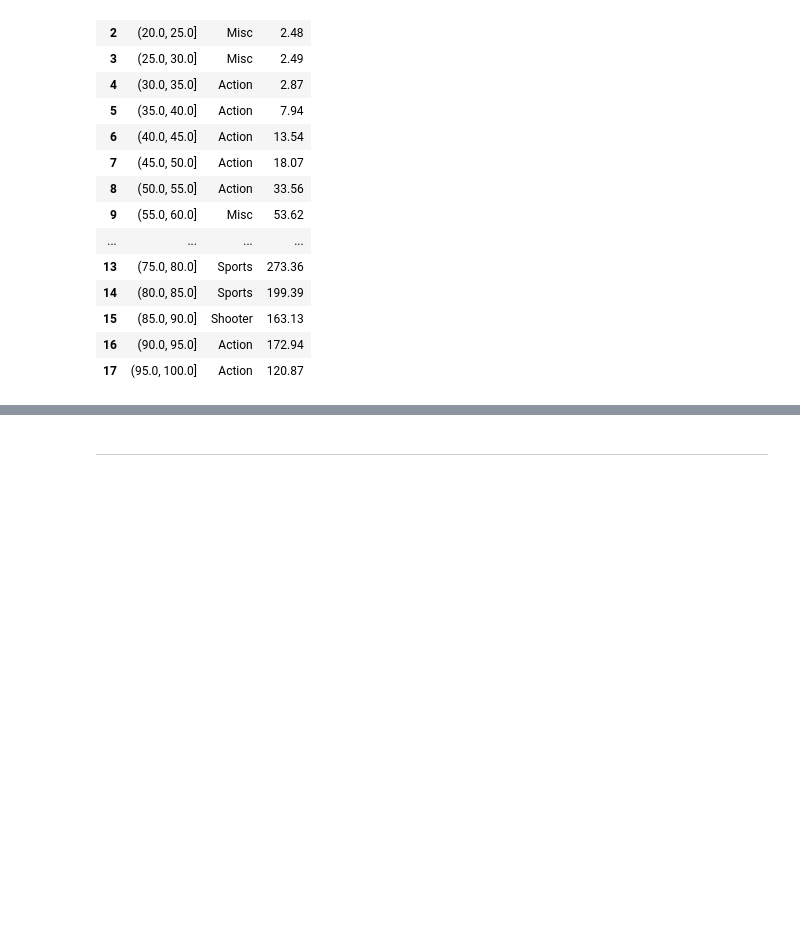
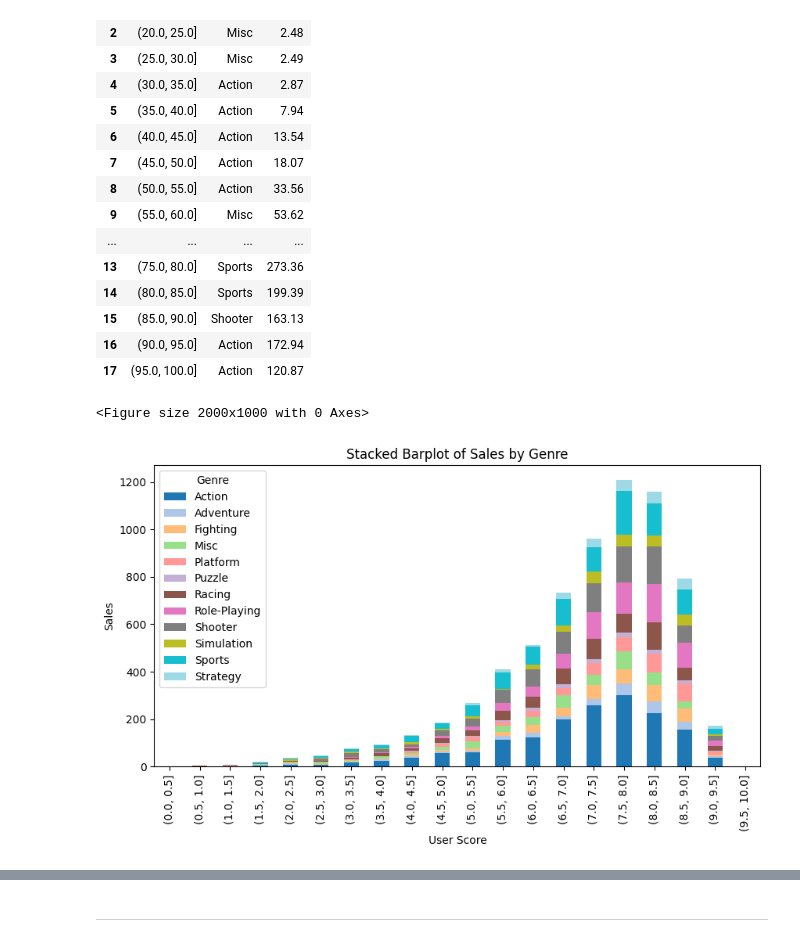
Before and after one commit to GhiathAjam/Analysis-of-Video-Games-Sales, a Jupyter notebook: Analysis/DescriptiveQuestions/Q1.ipynb, the cells around one changed output, grey strips where cells are left out. Saved outputs shown, nothing was run; the diff lists cells and outputs as text; code cells hidden in the pictures; blank space fills up the shorter version.

Commit message:
Q1 Stacked plot

```diff
--- a/Analysis/DescriptiveQuestions/Q1.ipynb
+++ b/Analysis/DescriptiveQuestions/Q1.ipynb
@@ -142,3 +143,14 @@ genres_per_rating_crtc
 | 15 | (85.0, 90.0] | Shooter | 163.13 |
 | 16 | (90.0, 95.0] | Action | 172.94 |
 | 17 | (95.0, 100.0] | Action | 120.87 |
+# %%
+# stack plot for user score
+plt.figure(figsize=(20, 10))
+df_g_usr['Genre'].value_counts().unstack().plot(kind='bar', stacked=True, figsize=(10,5), colormap='tab20')
+plt.title('Stacked Barplot of Sales by Genre')
+plt.xlabel('User Score')
+plt.ylabel('Sales')
+plt.show()
+# %% [output]
+<Figure size 2000x1000 with 0 Axes>
+[figure, added]
```
Also changed, not shown: parts of 5 cells of this notebook.
